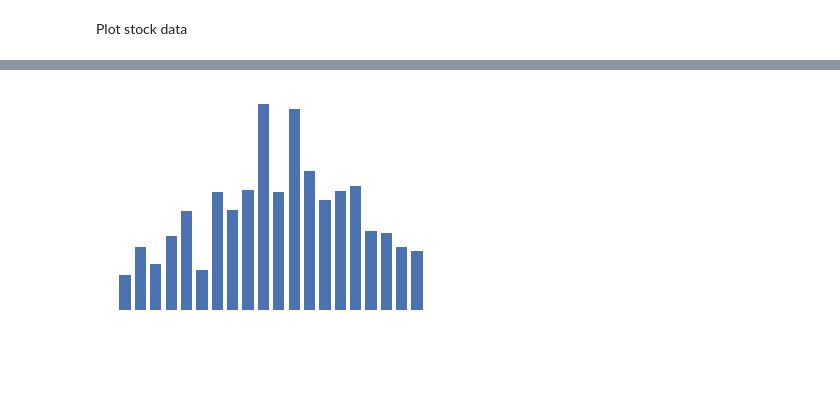
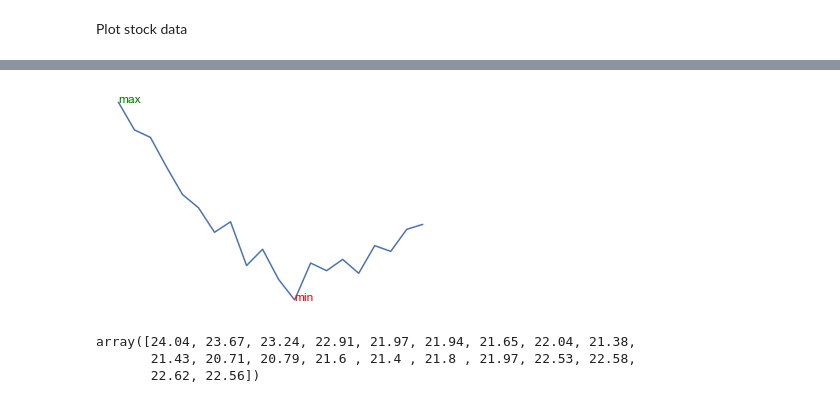
Before and after one commit to YuyuLin1003/stock_analysis, a Jupyter notebook: stock.ipynb, the cells around one changed output, grey strips where cells are left out. Cells and saved outputs as stored; diff of their text form; code cells hidden in the pictures; blank space fills up the shorter version.

Commit message:
add price line

```diff
--- a/stock.ipynb
+++ b/stock.ipynb
@@ -151,10 +151,23 @@ def plotSumScoreHeatMap(scoredf, ax):
                 xticklabels=False,
                 square=True, annot_kws={'rotation': 90})
 
+
 def plotVolume(stockDF, ax):
     volume = stockDF.tail(20)['Volume']
     x_values = [f'{x:%Y-%m-%d}' for x in volume.index]
-    ax.bar(x_values,volume.values)
+    ax.bar(x_values, volume.values)
+    ax.axis('off')
+
+
+def plotPrice(stockDF, ax):
+    price = stockDF.tail(20)['Close']
+    x_values = [f'{x:%Y-%m-%d}' for x in price.index]
+    y = price.values
+    ax.plot(x_values, y)
+    x_index_max = np.argmax(y)
+    x_index_min = np.argmin(y)
+    ax.annotate('max', (x_index_max, y[x_index_max]), color='green')
+    ax.annotate('min', (x_index_min, y[x_index_min]), color='red')
     ax.axis('off')
 
 
@@ -167,18 +180,20 @@ def plotText(text, ax, color='White'):
 
 
 def plotStockList(stockList):
-    title = ['Symbol', 'Price', 'Chg', '%Chg','Volume', 'Score Heat Map']
+    title = ['Symbol', 'Price', 'Chg', '%Chg',
+             'Price Line', 'Volume', 'Score Heat Map']
     f, ax = plt.subplots(nrows=len(stockList)+1, ncols=len(title), figsize=(20, 10), gridspec_kw={
-                         'width_ratios': [2, 1, 1, 1,3, 5]})
+                         'width_ratios': [2, 1, 1, 1, 3, 3, 5]})
     for i in range(len(title)):
-        plotText(title[i], ax[0][i])
+        plotText(title[i], ax[0][i], 'Grey')
     for i in range(len(stockList)):
         color = 'Green' if stockList[i].stockData.iloc[-1]['Chg'] >= 0 else 'Red'
         plotText(stockList[i].label, ax[i+1][0])
         plotText(stockList[i].stockData.iloc[-1]['Close'], ax[i+1][1], color)
         plotText(stockList[i].stockData.iloc[-1]['Chg'], ax[i+1][2], color)
         plotText(stockList[i].stockData.iloc[-1]['%Chg'], ax[i+1][3], color)
-        plotVolume(stockList[i].stockData,ax[i+1][4])
+        plotPrice(stockList[i].stockData, ax[i+1][4])
+        plotVolume(stockList[i].stockData, ax[i+1][5])
         plotSumScoreHeatMap(stockList[i].stockData.tail(20), ax[i+1][-1])
 # %%
 holdingList = [Stock('GOOGL'),
@@ -222,6 +249,11 @@ array([ 5060400.,  7842600.,  5304100.,  5625700.,  9552000.,  5545300.,
 # %%
-f,ax= plt.subplots()
-
-plotVolume(watchList[0].stockData,ax)
+f, ax = plt.subplots()
+plotPrice(watchList[0].stockData, ax)
 # %% [output]
-[figure, old version]
+[figure, new version]
+# %%
+close.values
+# %% [output]
+array([24.04, 23.67, 23.24, 22.91, 21.97, 21.94, 21.65, 22.04, 21.38,
+       21.43, 20.71, 20.79, 21.6 , 21.4 , 21.8 , 21.97, 22.53, 22.58,
+       22.62, 22.56])
```
Also changed, not shown: parts of 4 cells of this notebook.
